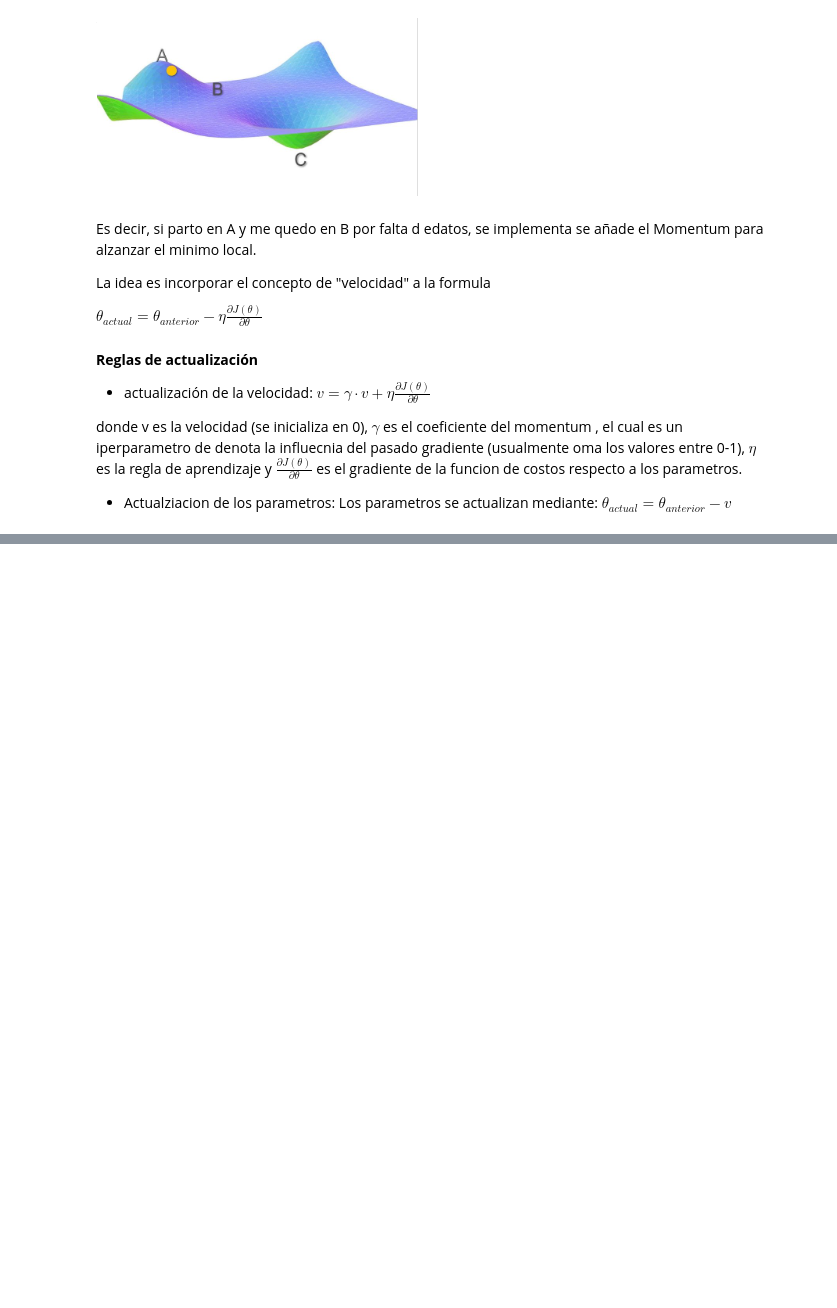
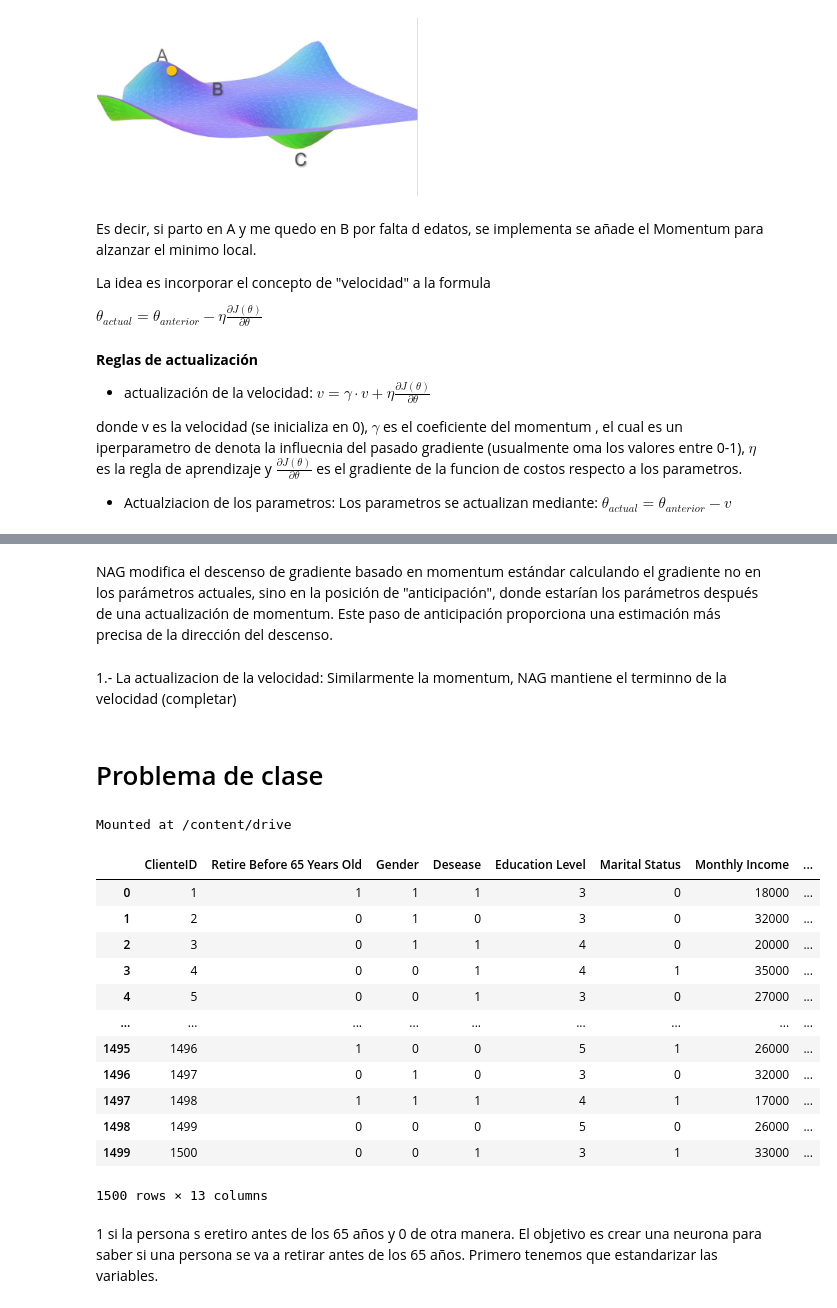
Before and after one commit to Gus-oss/DeepLearning, a Jupyter notebook: Codigos/Perceptron_Clase2.ipynb, the cells around one changed output, grey strips where cells are left out. Drawn from its saved outputs; the diff is of its cells as text; code cells hidden in the pictures; blank space fills up the shorter version.

```diff
--- a/Codigos/Perceptron_Clase2.ipynb
+++ b/Codigos/Perceptron_Clase2.ipynb
@@ -308,0 +325,36 @@ donde v es la velocidad (se inicializa en 0), $\gamma$ es el coeficiente del mom
+# %% [markdown]
+NAG modifica el descenso de gradiente basado en momentum estándar calculando el gradiente no en los parámetros actuales, sino en la posición de "anticipación", donde estarían los parámetros después de una actualización de momentum. Este paso de anticipación proporciona una estimación más precisa de la dirección del descenso.
+# %% [markdown]
+1.- La actualizacion de la velocidad: Similarmente la momentum, NAG mantiene el terminno de la velocidad (completar)
+# %% [markdown]
+# Problema de clase
+# %%
+#Coneccion con google drive
+from google.colab import drive
+from google.colab import files
+#Importar la carpeta de drive
+drive.mount('/content/drive') #coneccion con drive
+# %% [output]
+Mounted at /content/drive
+# %%
+import pandas as pd
+
+df = pd.read_excel("/content/drive/MyDrive/DeepLearning (1)/archivos/EarlyRetirementPrediction.csv.xlsx")
+# %%
+df
+# %% [output]
+|  | ClienteID | Retire Before 65 Years Old | Gender | Desease | Education Level | Marital Status | Monthly Income | ... |
+| 0 | 1 | 1 | 1 | 1 | 3 | 0 | 18000 | ... |
+| 1 | 2 | 0 | 1 | 0 | 3 | 0 | 32000 | ... |
+| 2 | 3 | 0 | 1 | 1 | 4 | 0 | 20000 | ... |
+| 3 | 4 | 0 | 0 | 1 | 4 | 1 | 35000 | ... |
+| 4 | 5 | 0 | 0 | 1 | 3 | 0 | 27000 | ... |
+| ... | ... | ... | ... | ... | ... | ... | ... | ... |
+| 1495 | 1496 | 1 | 0 | 0 | 5 | 1 | 26000 | ... |
+| 1496 | 1497 | 0 | 1 | 0 | 3 | 0 | 32000 | ... |
+| 1497 | 1498 | 1 | 1 | 1 | 4 | 1 | 17000 | ... |
+| 1498 | 1499 | 0 | 0 | 0 | 5 | 0 | 26000 | ... |
+| 1499 | 1500 | 0 | 0 | 1 | 3 | 1 | 33000 | ... |
+1500 rows × 13 columns
+# %% [markdown]
+1 si la persona s eretiro antes de los 65 años y 0 de otra manera. El objetivo es crear una neurona para saber si una persona se va a retirar antes de los 65 años. Primero tenemos que estandarizar las variables.
```
Also changed, not shown: parts of 6 cells of this notebook.
